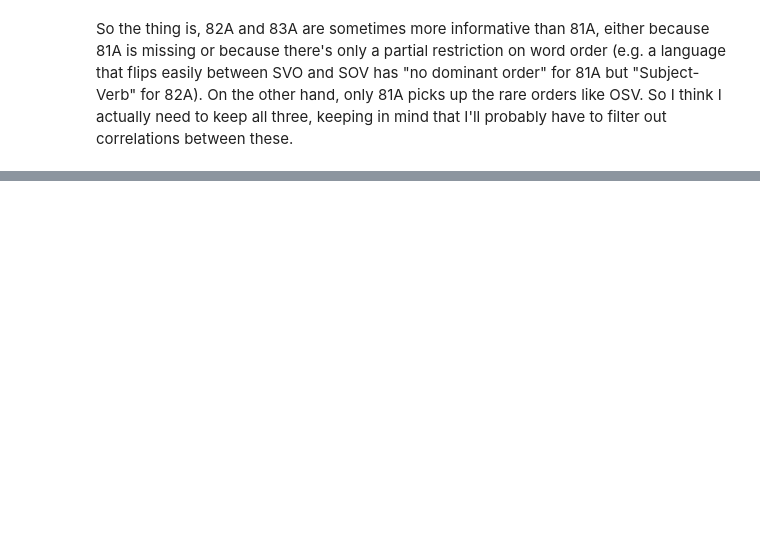
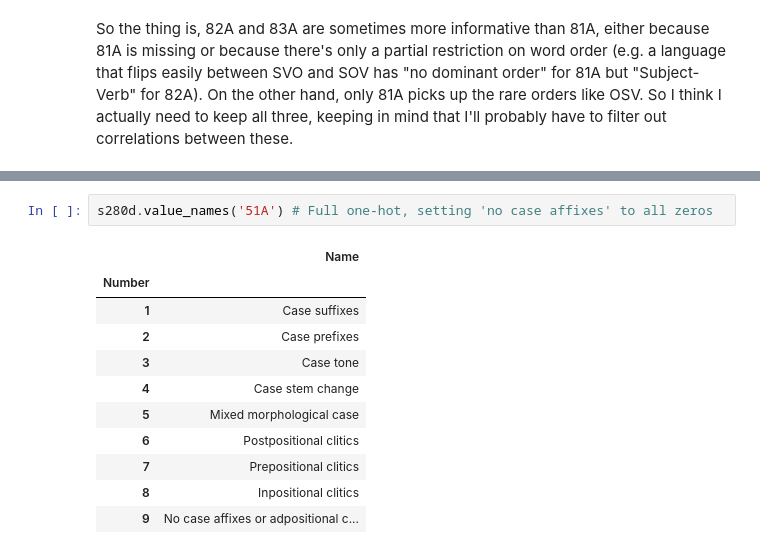
Before and after one commit to def-gthill/sils, a Jupyter notebook: prep.ipynb, the cells around one changed output, grey strips where cells are left out. Drawn from its saved outputs; the diff is of its cells as text; blank space fills up the shorter version.

```diff
--- a/prep.ipynb
+++ b/prep.ipynb
@@ -384,0 +619,14 @@ sub4['83A'].sum(), sub4['87A'].sum(), sub4['97A'].sum()
+# %%
+s280d.value_names('51A') # Full one-hot, setting 'no case affixes' to all zeros
+# %% [output]
+|  | Name |
+| Number |  |
+| 1 | Case suffixes |
+| 2 | Case prefixes |
+| 3 | Case tone |
+| 4 | Case stem change |
+| 5 | Mixed morphological case |
+| 6 | Postpositional clitics |
+| 7 | Prepositional clitics |
+| 8 | Inpositional clitics |
+| 9 | No case affixes or adpositional c... |
```
Also changed, not shown: parts of 57 cells of this notebook, 1 other file.
